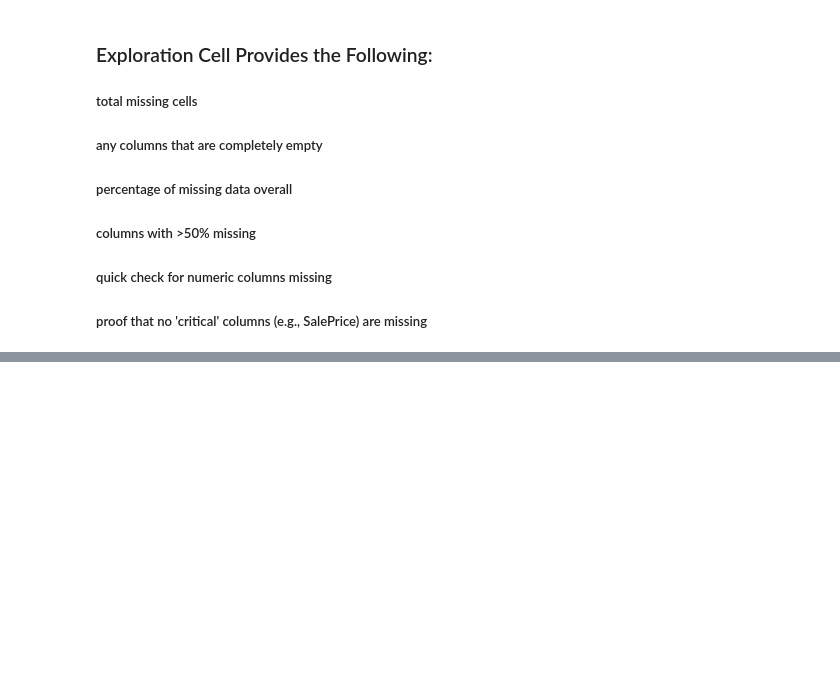
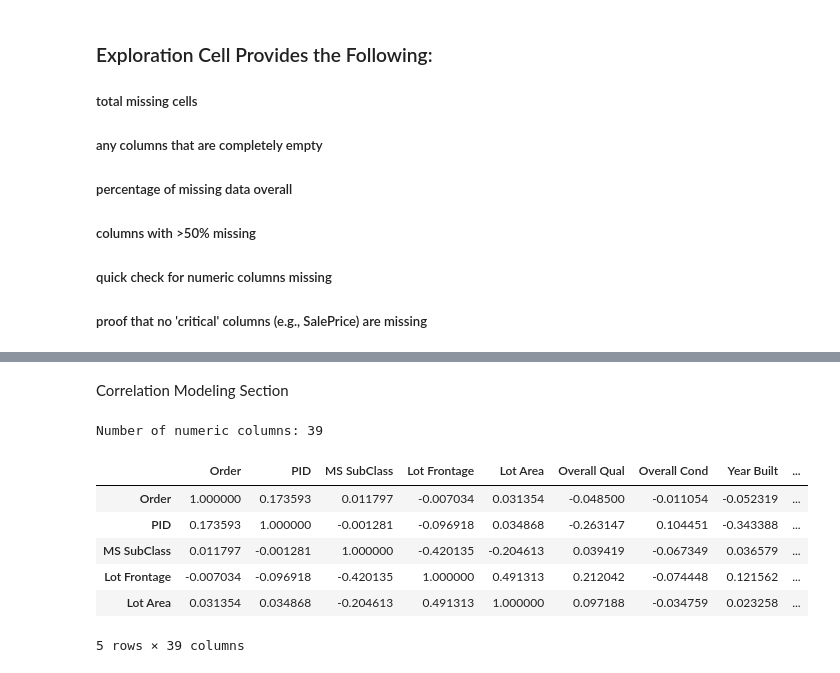
Before and after one commit to nphanrahan/data-quarks, a Jupyter notebook: notebooks/01_data_exploration.ipynb, the cells around one changed output, grey strips where cells are left out. Drawn from its saved outputs; the diff is of its cells as text; code cells hidden in the pictures; blank space fills up the shorter version.

Commit message:
Built correlational matrix, with list of top 10 correlations in dataset - (refs #5)

```diff
--- a/notebooks/01_data_exploration.ipynb
+++ b/notebooks/01_data_exploration.ipynb
@@ -172,3 +171,25 @@ SalePrice       0
 Gr Liv Area     0
 Overall Qual    0
 dtype: int64
+# %% [markdown]
+Correlation Modeling Section
+# %%
+
+#only pull numeric columns
+numeric_df = df.select_dtypes(include=['number'])
+
+# Compute Pearson correlation matrix
+corr_matrix = numeric_df.corr(method='pearson')
+
+# Check shape (should be around 30–40 columns)
+print("Number of numeric columns:", len(numeric_df.columns))
+corr_matrix.head()
+# %% [output]
+Number of numeric columns: 39
+|  | Order | PID | MS SubClass | Lot Frontage | Lot Area | Overall Qual | Overall Cond | Year Built | ... |
+| Order | 1.000000 | 0.173593 | 0.011797 | -0.007034 | 0.031354 | -0.048500 | -0.011054 | -0.052319 | ... |
+| PID | 0.173593 | 1.000000 | -0.001281 | -0.096918 | 0.034868 | -0.263147 | 0.104451 | -0.343388 | ... |
+| MS SubClass | 0.011797 | -0.001281 | 1.000000 | -0.420135 | -0.204613 | 0.039419 | -0.067349 | 0.036579 | ... |
+| Lot Frontage | -0.007034 | -0.096918 | -0.420135 | 1.000000 | 0.491313 | 0.212042 | -0.074448 | 0.121562 | ... |
+| Lot Area | 0.031354 | 0.034868 | -0.204613 | 0.491313 | 1.000000 | 0.097188 | -0.034759 | 0.023258 | ... |
+5 rows × 39 columns
```
Also changed, not shown: parts of 4 cells of this notebook.
